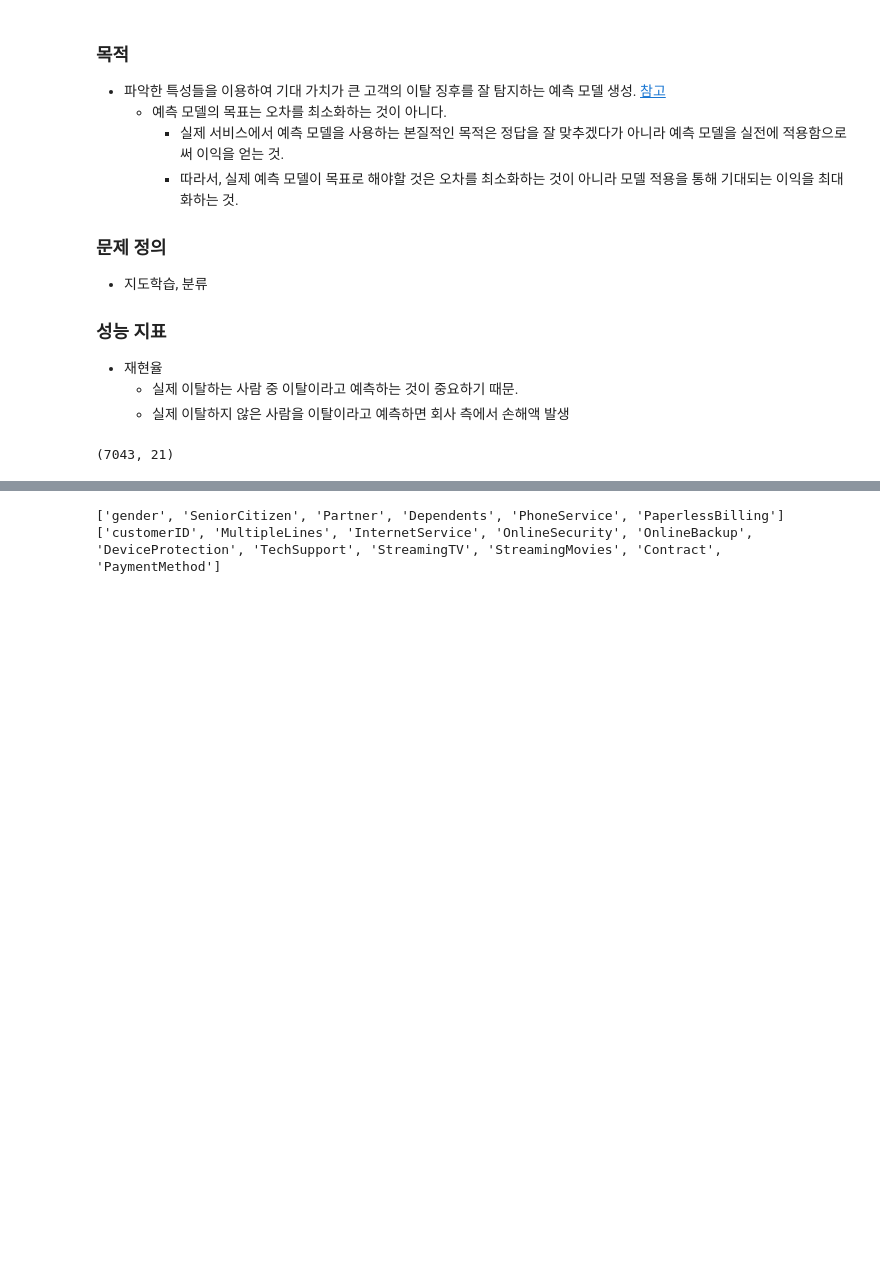
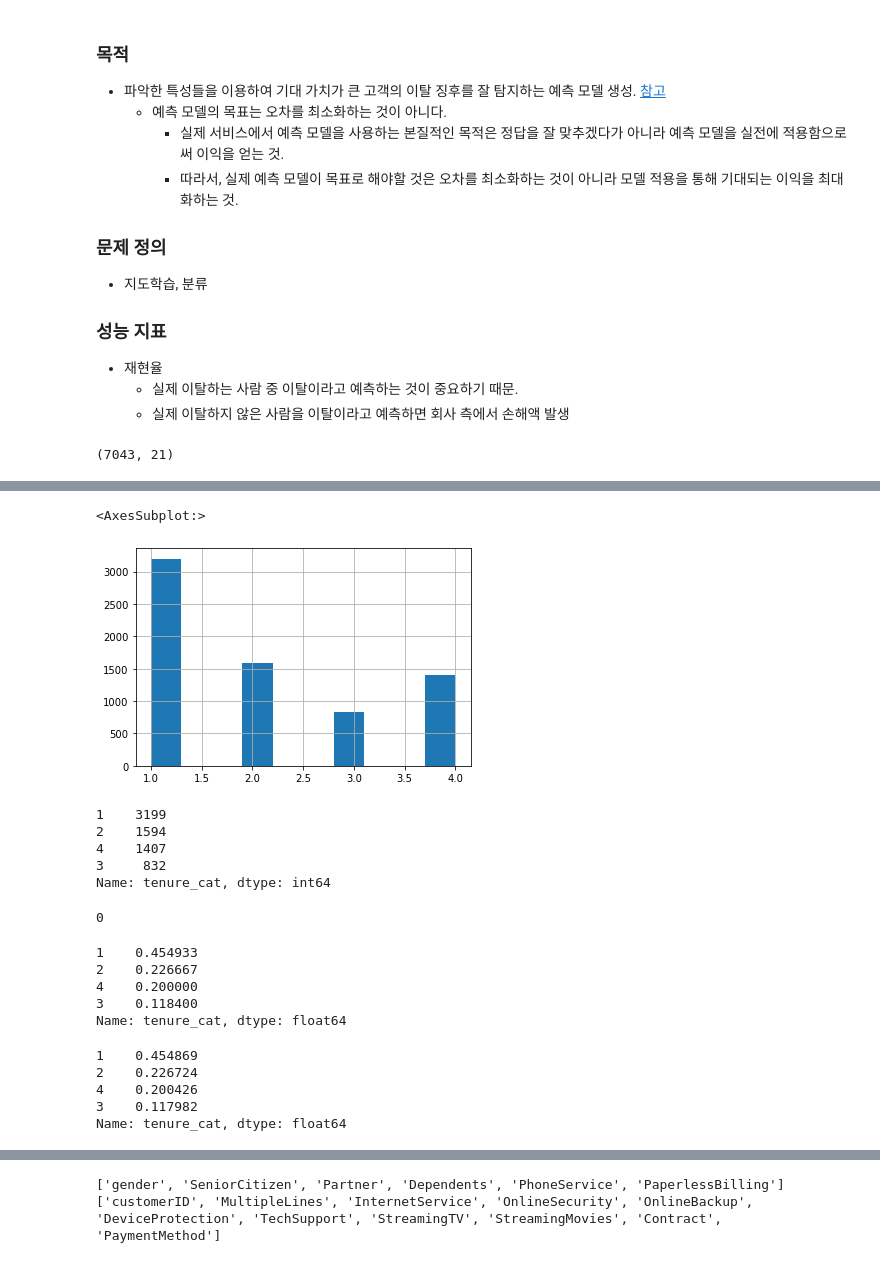
Before and after one commit to parkseonga/Kaggle_EDA, a Jupyter notebook: Practical training/Telco_Customer_Modeling.ipynb, the cells around one changed output, grey strips where cells are left out. Drawn from its saved outputs; the diff is of its cells as text; code cells hidden in the pictures; blank space fills up the shorter version.

```diff
--- a/Practical training/Telco_Customer_Modeling.ipynb
+++ b/Practical training/Telco_Customer_Modeling.ipynb
@@ -67,0 +123,20 @@ df.head()
+# %%
+df = df[df["tenure"]!=0].reset_index(drop=True)
+# %%
+df["tenure_cat"] = pd.cut(df["tenure"], bins = [0, 24,48,60,72], labels = [1,2,3,4])
+df["tenure_cat"].hist()
+# %% [output]
+<AxesSubplot:>
+[figure, added]
+# %%
+df["tenure_cat"].value_counts()
+# %% [output]
+1    3199
+2    1594
+4    1407
+3     832
+Name: tenure_cat, dtype: int64
+# %%
+df["tenure_cat"].isnull().sum()
+# %% [output]
+0
@@ -67,0 +151,16 @@ df.head()
+# %%
+X_train["tenure_cat"].value_counts()/len(X_train)
+# %% [output]
+1    0.454933
+2    0.226667
+4    0.200000
+3    0.118400
+Name: tenure_cat, dtype: float64
+# %%
+X_test["tenure_cat"].value_counts()/len(X_test)
+# %% [output]
+1    0.454869
+2    0.226724
+4    0.200426
+3    0.117982
+Name: tenure_cat, dtype: float64
```
Also changed, not shown: parts of 122 cells of this notebook.
